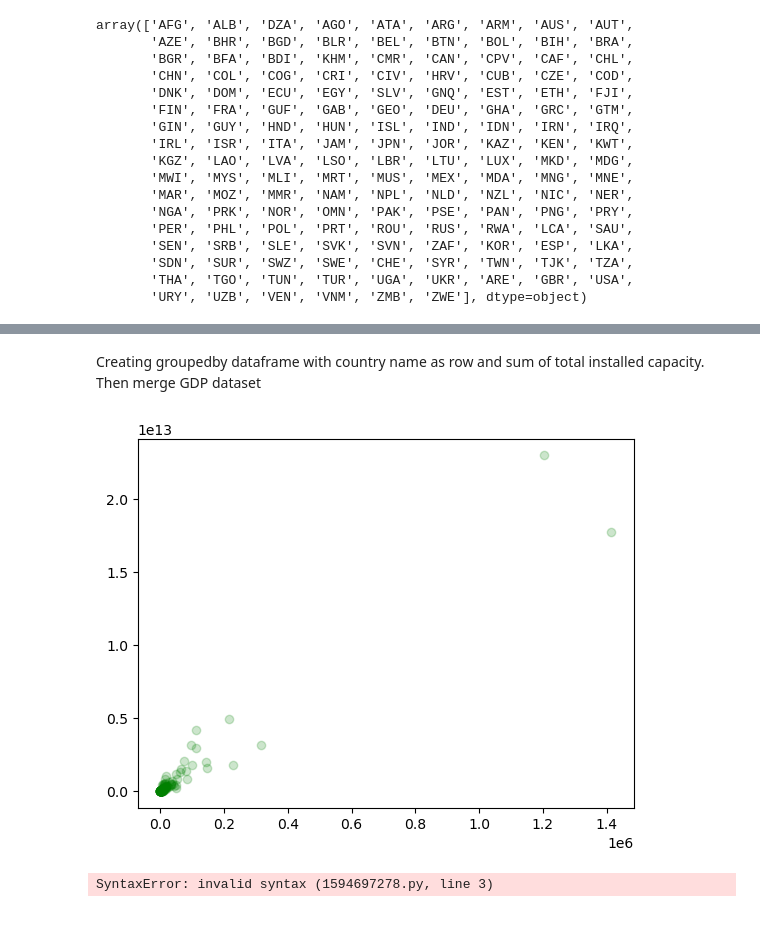
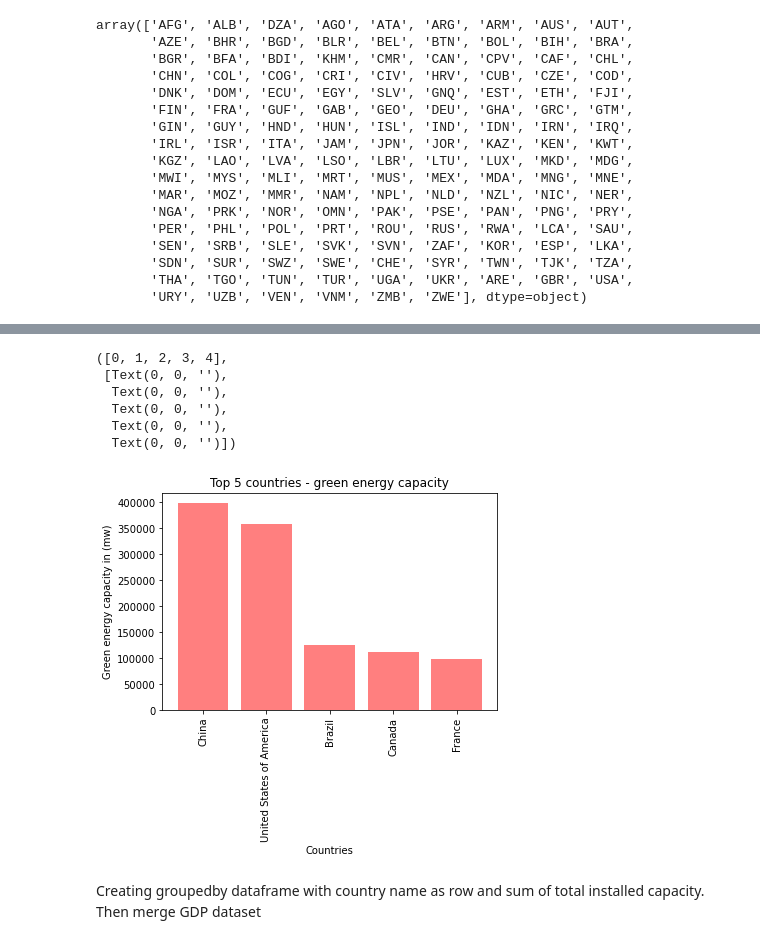
Before and after one commit to snavarroroby/Project-1-g3, a Jupyter notebook: Data_merge_cleaning.ipynb, the cells around one changed output, grey strips where cells are left out. Cells and saved outputs as stored; diff of their text form; code cells hidden in the pictures.

```diff
--- a/Data_merge_cleaning.ipynb
+++ b/Data_merge_cleaning.ipynb
@@ -296,6 +328,27 @@ green_energy_country_grouped.sort_values(by=['capacity_mw'], ascending=False).he
 | 23 | Canada | 111659.30000 | 50347.5780 | -90746.6808 | 0.000000e+00 | 2122388.0 | ... |
 | 46 | France | 97645.92890 | 95511.5136 | 4377.2914 | 1.290690e+05 | 0.0 | ... |
 | 59 | India | 84540.98000 | 25710.2372 | 95685.6575 | 4.873610e+05 | 486579.0 | ... |
+# %%
+#barchart green energy capacity
+
+top_countries_green_energy = green_energy_country_grouped.sort_values(by=['capacity_mw'], ascending=False).head(5)
+
+x_axis = top_countries_green_energy["country_long"]
+y_axis = top_countries_green_energy["capacity_mw"]
+plt.bar(x_axis, y_axis, color='r', alpha=0.5, align="center")
+
+plt.title("Top 5 countries - green energy capacity")
+plt.xlabel("Countries")
+plt.ylabel("Green energy capacity in (mw)")
+plt.xticks(rotation = 90)
+# %% [output]
+([0, 1, 2, 3, 4],
+ [Text(0, 0, ''),
+  Text(0, 0, ''),
+  Text(0, 0, ''),
+  Text(0, 0, ''),
+  Text(0, 0, '')])
+[figure, added]
 # %% [markdown]
 Creating groupedby dataframe with country name as row and sum of total installed capacity. Then merge GDP dataset
 # %%
@@ -309,22 +362,6 @@ country_grouped_df['Country Code'] = countrycode_list
 country_grouped_df
 
 full_data_merge = pd.merge(country_grouped_df, gdp_data, left_on="Country Code", right_on="Country Code", how='inner')
-# %%
-x_values = full_data_merge['capacity_mw']
-y_values = full_data_merge['2021']
-
-plot = plt.scatter(x_values, y_values, marker = 'o', color = 'green', alpha = 0.2)
-# %% [output]
-[figure, removed]
-# %%
-#6-	Relationship between total power generation capacity and HDI? (graph)
-
-Country Name   Total Capacity      GDP
-X..............2000...............$20000000
-Y..............10000
-Z
-# %% [output]
-SyntaxError: invalid syntax (1594697278.py, line 3)
 # %%
 #First 2 CSV's read in
 
```
Also changed, not shown: parts of 5 cells of this notebook.
